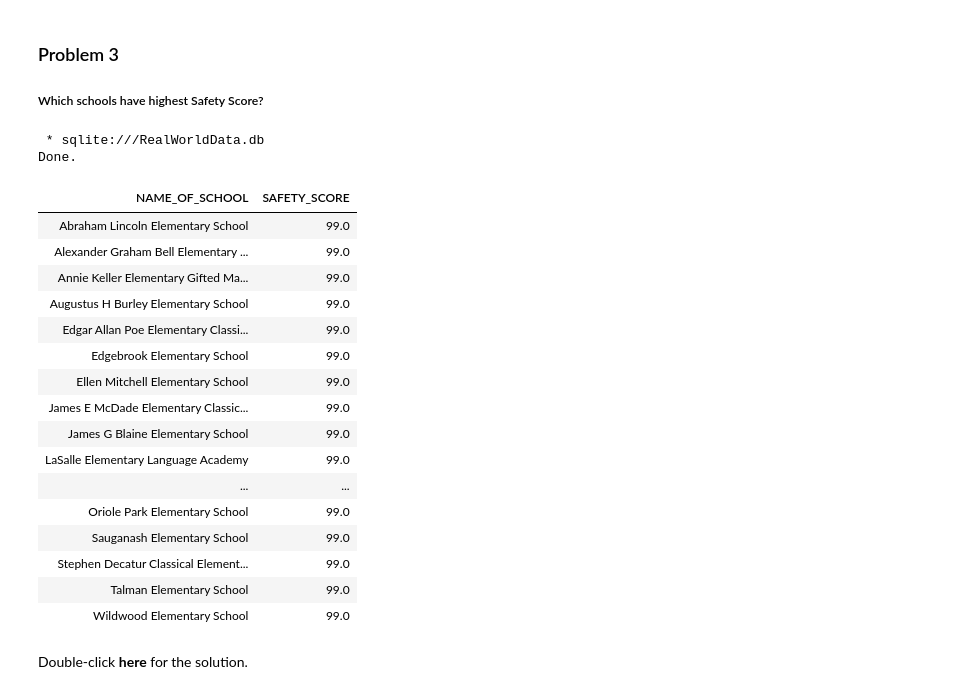
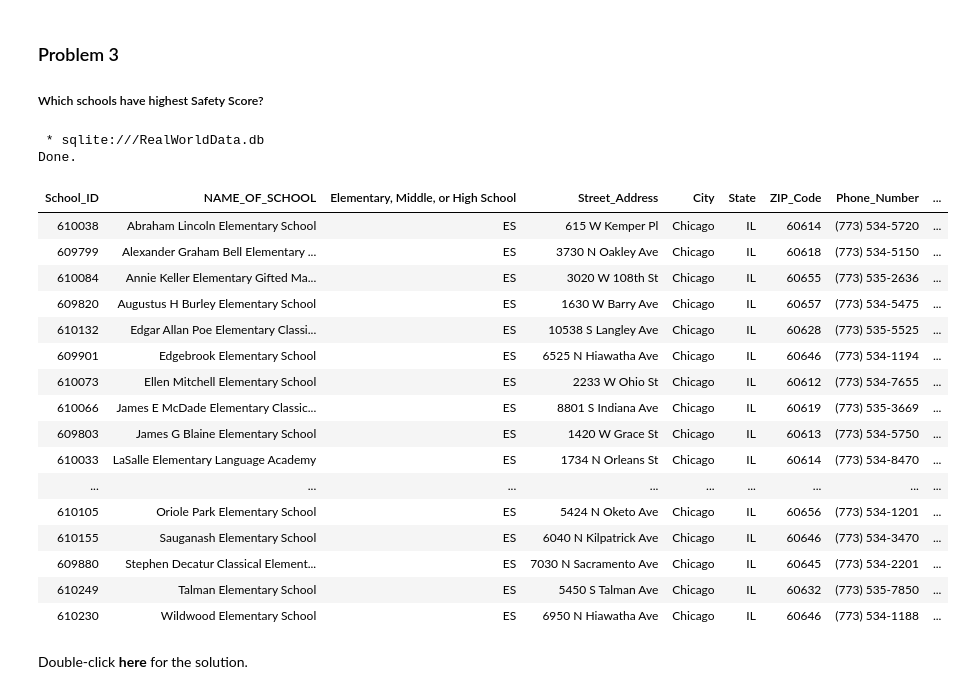
Before and after one commit to IGardocki/IBM_Data_Science, a Jupyter notebook: 6_Databases_and_SQL_for_Data_Science_with_Python/12_Working_with_a_Real_World_Data_Set.ipynb, the cells around one changed output. Saved outputs shown, nothing was run; the diff lists cells and outputs as text; code cells hidden in the pictures.

```diff
--- a/6_Databases_and_SQL_for_Data_Science_with_Python/12_Working_with_a_Real_World_Data_Set.ipynb
+++ b/6_Databases_and_SQL_for_Data_Science_with_Python/12_Working_with_a_Real_World_Data_Set.ipynb
@@ -285,29 +301,29 @@ Correct answer: 99
 ### Problem 3
 
 ##### Which schools have highest Safety Score?
-# %%
-%sql select Name_of_School, Safety_Score from CHICAGO_PUBLIC_SCHOOLS_DATA where \
-  Safety_Score= (select MAX(Safety_Score) from CHICAGO_PUBLIC_SCHOOLS_DATA)
-# %% [output]
- * sqlite:///RealWorldData.db
-Done.
-| NAME_OF_SCHOOL | SAFETY_SCORE |
-| Abraham Lincoln Elementary School | 99.0 |
-| Alexander Graham Bell Elementary ... | 99.0 |
-| Annie Keller Elementary Gifted Ma... | 99.0 |
-| Augustus H Burley Elementary School | 99.0 |
-| Edgar Allan Poe Elementary Classi... | 99.0 |
-| Edgebrook Elementary School | 99.0 |
-| Ellen Mitchell Elementary School | 99.0 |
-| James E McDade Elementary Classic... | 99.0 |
-| James G Blaine Elementary School | 99.0 |
-| LaSalle Elementary Language Academy | 99.0 |
-| ... | ... |
-| Oriole Park Elementary School | 99.0 |
-| Sauganash Elementary School | 99.0 |
-| Stephen Decatur Classical Element... | 99.0 |
-| Talman Elementary School | 99.0 |
-| Wildwood Elementary School | 99.0 |
+# %%
+%sql SELECT * FROM CHICAGO_PUBLIC_SCHOOLS_DATA WHERE SAFETY_SCORE = \
+(SELECT MAX(SAFETY_SCORE) FROM CHICAGO_PUBLIC_SCHOOLS_DATA);
+# %% [output]
+ * sqlite:///RealWorldData.db
+Done.
+| School_ID | NAME_OF_SCHOOL | Elementary, Middle, or High School | Street_Address | City | State | ZIP_Code | Phone_Number | ... |
+| 610038 | Abraham Lincoln Elementary School | ES | 615 W Kemper Pl | Chicago | IL | 60614 | (773) 534-5720 | ... |
+| 609799 | Alexander Graham Bell Elementary ... | ES | 3730 N Oakley Ave | Chicago | IL | 60618 | (773) 534-5150 | ... |
+| 610084 | Annie Keller Elementary Gifted Ma... | ES | 3020 W 108th St | Chicago | IL | 60655 | (773) 535-2636 | ... |
+| 609820 | Augustus H Burley Elementary School | ES | 1630 W Barry Ave | Chicago | IL | 60657 | (773) 534-5475 | ... |
+| 610132 | Edgar Allan Poe Elementary Classi... | ES | 10538 S Langley Ave | Chicago | IL | 60628 | (773) 535-5525 | ... |
+| 609901 | Edgebrook Elementary School | ES | 6525 N Hiawatha Ave | Chicago | IL | 60646 | (773) 534-1194 | ... |
+| 610073 | Ellen Mitchell Elementary School | ES | 2233 W Ohio St | Chicago | IL | 60612 | (773) 534-7655 | ... |
+| 610066 | James E McDade Elementary Classic... | ES | 8801 S Indiana Ave | Chicago | IL | 60619 | (773) 535-3669 | ... |
+| 609803 | James G Blaine Elementary School | ES | 1420 W Grace St | Chicago | IL | 60613 | (773) 534-5750 | ... |
+| 610033 | LaSalle Elementary Language Academy | ES | 1734 N Orleans St | Chicago | IL | 60614 | (773) 534-8470 | ... |
+| ... | ... | ... | ... | ... | ... | ... | ... | ... |
+| 610105 | Oriole Park Elementary School | ES | 5424 N Oketo Ave | Chicago | IL | 60656 | (773) 534-1201 | ... |
+| 610155 | Sauganash Elementary School | ES | 6040 N Kilpatrick Ave | Chicago | IL | 60646 | (773) 534-3470 | ... |
+| 609880 | Stephen Decatur Classical Element... | ES | 7030 N Sacramento Ave | Chicago | IL | 60645 | (773) 534-2201 | ... |
+| 610249 | Talman Elementary School | ES | 5450 S Talman Ave | Chicago | IL | 60632 | (773) 535-7850 | ... |
+| 610230 | Wildwood Elementary School | ES | 6950 N Hiawatha Ave | Chicago | IL | 60646 | (773) 534-1188 | ... |
 # %% [markdown]
 Double-click **here** for the solution.
 
```
Also changed, not shown: parts of 18 cells of this notebook.
